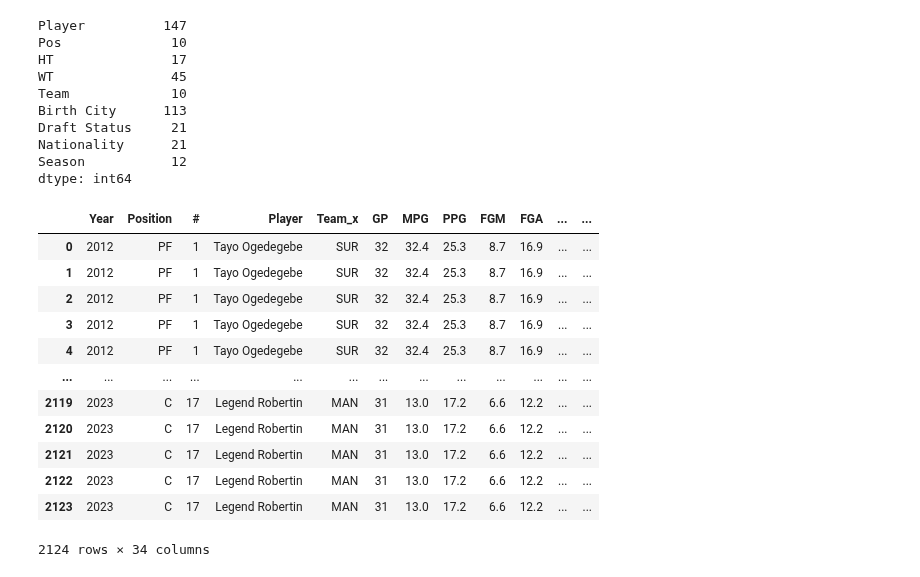
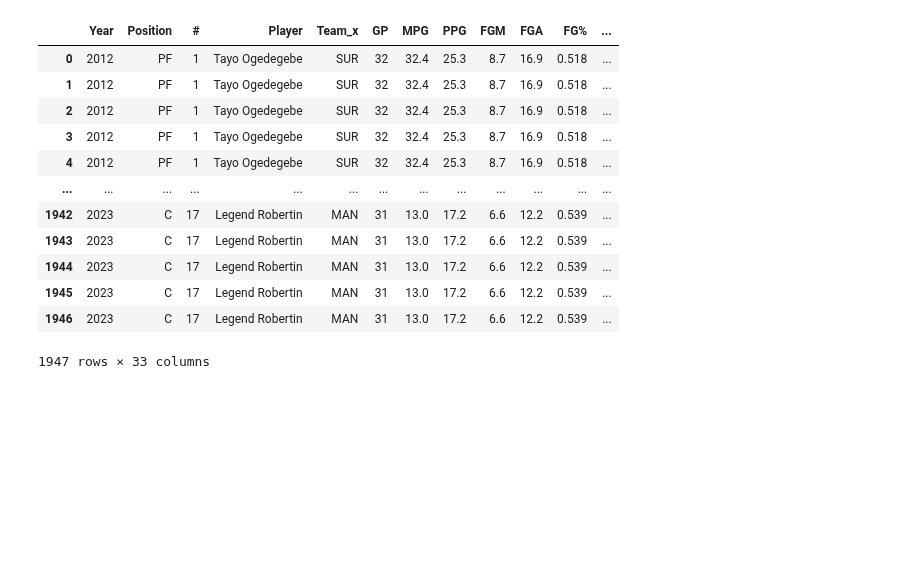
Before and after one commit to NEAT-Scouting-Data-Analytics/NEAT-Scouting-Data-Analytics, a Jupyter notebook: British_league.ipynb, the cells around one changed output. Saved outputs shown, nothing was run; the diff lists cells and outputs as text; code cells hidden in the pictures; blank space fills up the shorter version.

```diff
--- a/British_league.ipynb
+++ b/British_league.ipynb
@@ -162,56 +179,29 @@ british_bio_bbl_players = merged_df
-# %%
-british_bio_bbl_players.nunique()
-# %% [output]
-Player          147
-Pos              10
-HT               17
-WT               45
-Team             10
-Birth City      113
-Draft Status     21
-Nationality      21
-Season           12
-dtype: int64
 # %%
 import pandas as pd
 
 # Load the datasets
-british_stats_df = pd.read_csv('/Users/allendcosta/NBA-NEAT/NEAT-Scouting-Data-Analytics/DataFiles/british_stats_with_positions.csv')
-british_bio_df = pd.read_csv('/Users/allendcosta/NBA-NEAT/NEAT-Scouting-Data-Analytics/DataFiles/british_bio_bbl_players.csv')
+british_stats_df = pd.read_csv('/Users/allendcosta/NBA-NEAT/NEAT-Scouting-Data-Analytics/DataFiles/BBL/british_stats_with_positions.csv')
+british_bio_df = pd.read_csv('/Users/allendcosta/NBA-NEAT/NEAT-Scouting-Data-Analytics/DataFiles/BBL/british_bio_players.csv')
 
 # Merge the datasets on the "Player" column
 merged_df = pd.merge(british_stats_df, british_bio_df, on='Player', how='inner')
 
 # Save the merged DataFrame to a CSV file
 merged_df.to_csv('merged_british_bio_stats_data.csv', index=False)
 
 # Display the merged DataFrame
 merged_df
+# %% [output]
+|  | Year | Position | # | Player | Team_x | GP | MPG | PPG | FGM | FGA | FG% | ... |
+| 0 | 2012 | PF | 1 | Tayo Ogedegebe | SUR | 32 | 32.4 | 25.3 | 8.7 | 16.9 | 0.518 | ... |
+| 1 | 2012 | PF | 1 | Tayo Ogedegebe | SUR | 32 | 32.4 | 25.3 | 8.7 | 16.9 | 0.518 | ... |
+| 2 | 2012 | PF | 1 | Tayo Ogedegebe | SUR | 32 | 32.4 | 25.3 | 8.7 | 16.9 | 0.518 | ... |
+| 3 | 2012 | PF | 1 | Tayo Ogedegebe | SUR | 32 | 32.4 | 25.3 | 8.7 | 16.9 | 0.518 | ... |
+| 4 | 2012 | PF | 1 | Tayo Ogedegebe | SUR | 32 | 32.4 | 25.3 | 8.7 | 16.9 | 0.518 | ... |
+| ... | ... | ... | ... | ... | ... | ... | ... | ... | ... | ... | ... | ... |
+| 1942 | 2023 | C | 17 | Legend Robertin | MAN | 31 | 13.0 | 17.2 | 6.6 | 12.2 | 0.539 | ... |
+| 1943 | 2023 | C | 17 | Legend Robertin | MAN | 31 | 13.0 | 17.2 | 6.6 | 12.2 | 0.539 | ... |
+| 1944 | 2023 | C | 17 | Legend Robertin | MAN | 31 | 13.0 | 17.2 | 6.6 | 12.2 | 0.539 | ... |
+| 1945 | 2023 | C | 17 | Legend Robertin | MAN | 31 | 13.0 | 17.2 | 6.6 | 12.2 | 0.539 | ... |
+| 1946 | 2023 | C | 17 | Legend Robertin | MAN | 31 | 13.0 | 17.2 | 6.6 | 12.2 | 0.539 | ... |
+1947 rows × 33 columns
-# %%
-import pandas as pd
-
-# Load the merged DataFrame
-merged_df = pd.read_csv('merged_british_bio_stats_data.csv')
-
-# Add a new column named "League" with the value "British Basketball League"
-merged_df['League'] = 'British Basketball League'
-
-# Save the DataFrame with the new column to a CSV file
-merged_df.to_csv('british_bbl_players_bio_stats.csv', index=False)
-
-# Display the DataFrame
-merged_df
-# %% [output]
-|  | Year | Position | # | Player | Team_x | GP | MPG | PPG | FGM | FGA | ... | ... |
-| 0 | 2012 | PF | 1 | Tayo Ogedegebe | SUR | 32 | 32.4 | 25.3 | 8.7 | 16.9 | ... | ... |
-| 1 | 2012 | PF | 1 | Tayo Ogedegebe | SUR | 32 | 32.4 | 25.3 | 8.7 | 16.9 | ... | ... |
-| 2 | 2012 | PF | 1 | Tayo Ogedegebe | SUR | 32 | 32.4 | 25.3 | 8.7 | 16.9 | ... | ... |
-| 3 | 2012 | PF | 1 | Tayo Ogedegebe | SUR | 32 | 32.4 | 25.3 | 8.7 | 16.9 | ... | ... |
-| 4 | 2012 | PF | 1 | Tayo Ogedegebe | SUR | 32 | 32.4 | 25.3 | 8.7 | 16.9 | ... | ... |
-| ... | ... | ... | ... | ... | ... | ... | ... | ... | ... | ... | ... | ... |
-| 2119 | 2023 | C | 17 | Legend Robertin | MAN | 31 | 13.0 | 17.2 | 6.6 | 12.2 | ... | ... |
-| 2120 | 2023 | C | 17 | Legend Robertin | MAN | 31 | 13.0 | 17.2 | 6.6 | 12.2 | ... | ... |
-| 2121 | 2023 | C | 17 | Legend Robertin | MAN | 31 | 13.0 | 17.2 | 6.6 | 12.2 | ... | ... |
-| 2122 | 2023 | C | 17 | Legend Robertin | MAN | 31 | 13.0 | 17.2 | 6.6 | 12.2 | ... | ... |
-| 2123 | 2023 | C | 17 | Legend Robertin | MAN | 31 | 13.0 | 17.2 | 6.6 | 12.2 | ... | ... |
-2124 rows × 34 columns
```
Also changed, not shown: parts of 24 cells of this notebook, 12 other files.
